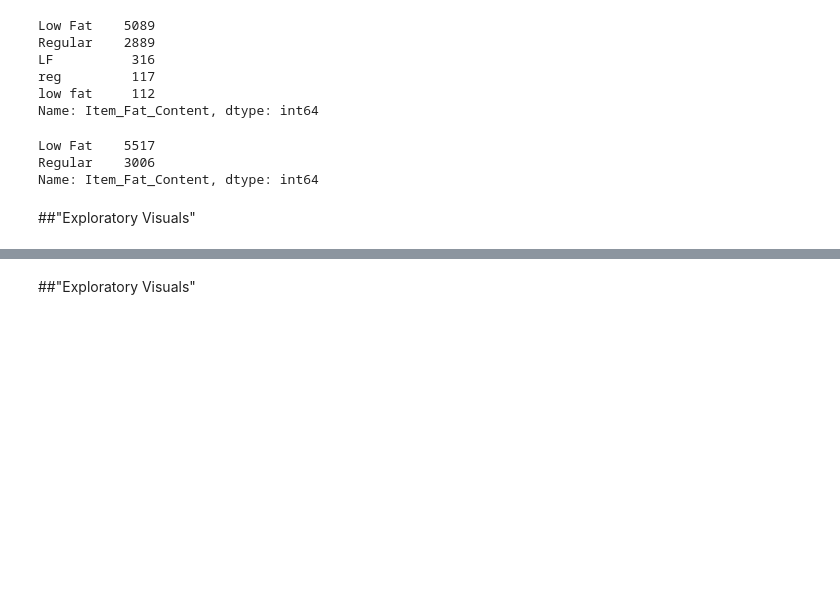
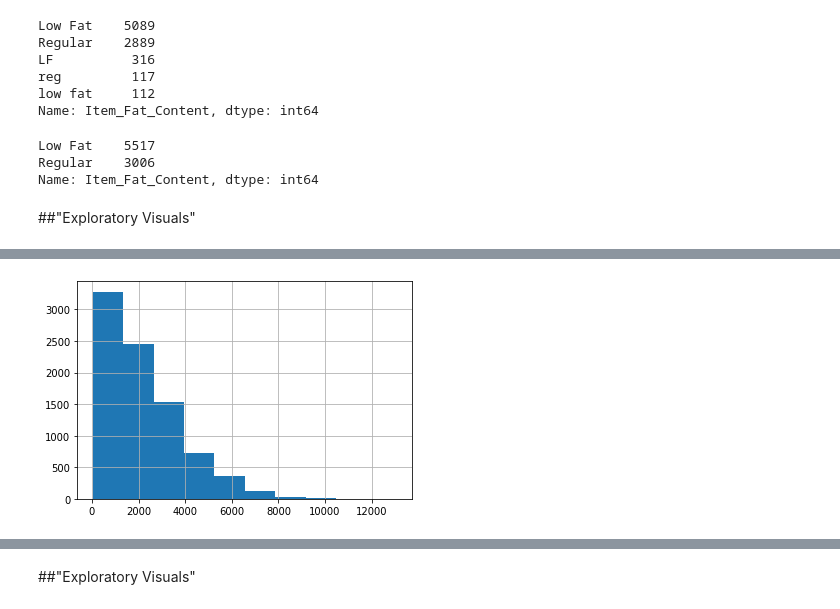
Before and after one commit to Bschreff/food-sales--prediction, a Jupyter notebook: GitHub_Rep_.ipynb, the cells around one changed output, grey strips where cells are left out. Saved outputs shown, nothing was run; the diff lists cells and outputs as text; code cells hidden in the pictures; blank space fills up the shorter version.

```diff
--- a/GitHub_Rep_.ipynb
+++ b/GitHub_Rep_.ipynb
@@ -181,0 +195,4 @@ Name: Item_Fat_Content, dtype: int64
+# %%
+sales_predictions['Item_Outlet_Sales'].hist();
+# %% [output]
+[figure, added]
```
Also changed, not shown: parts of 8 cells of this notebook.
